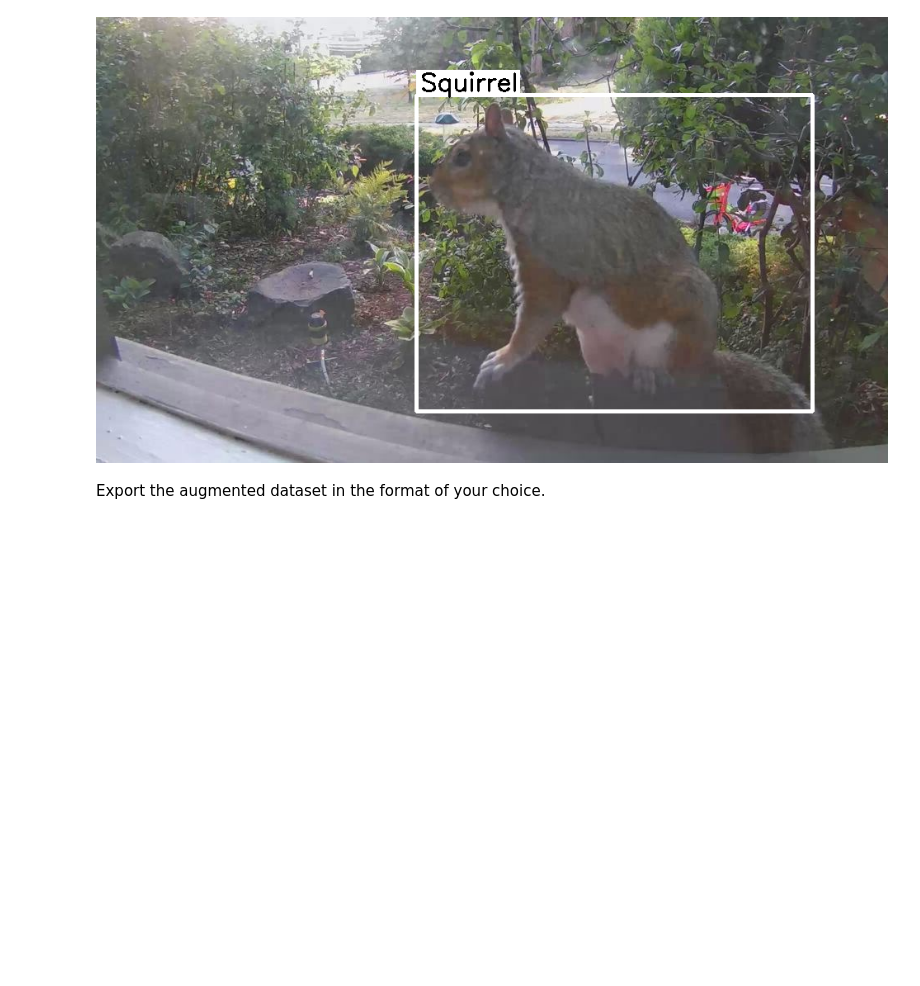
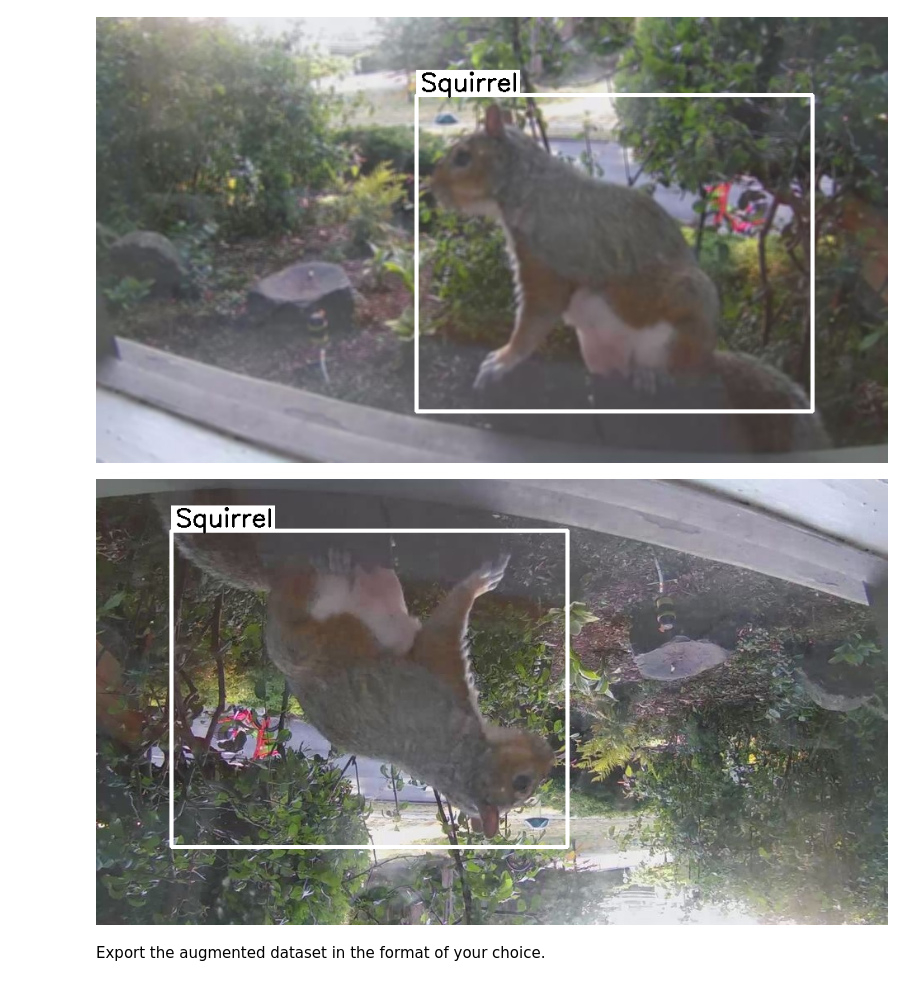
Before and after one commit to pylabel-project/samples, a Jupyter notebook: pylabel2albumentations.ipynb, the cells around one changed output. Cells and saved outputs as stored; diff of their text form; code cells hidden in the pictures; blank space fills up the shorter version.

```diff
--- a/pylabel2albumentations.ipynb
+++ b/pylabel2albumentations.ipynb
@@ -149,5 +159,9 @@ dataset.visualize.ShowBoundingBoxes("2021-07-03T07-23-10-frame_0002_augmented.jp
 # %% [output]
 [figure]
+# %%
+dataset.visualize.ShowBoundingBoxes("2021-07-03T07-23-10-frame_0002_augmented_1.jpeg")
+# %% [output]
+[figure, added]
 # %% [markdown]
 Export the augmented dataset in the format of your choice.
 # %%
```
Also changed, not shown: parts of 6 cells of this notebook.
